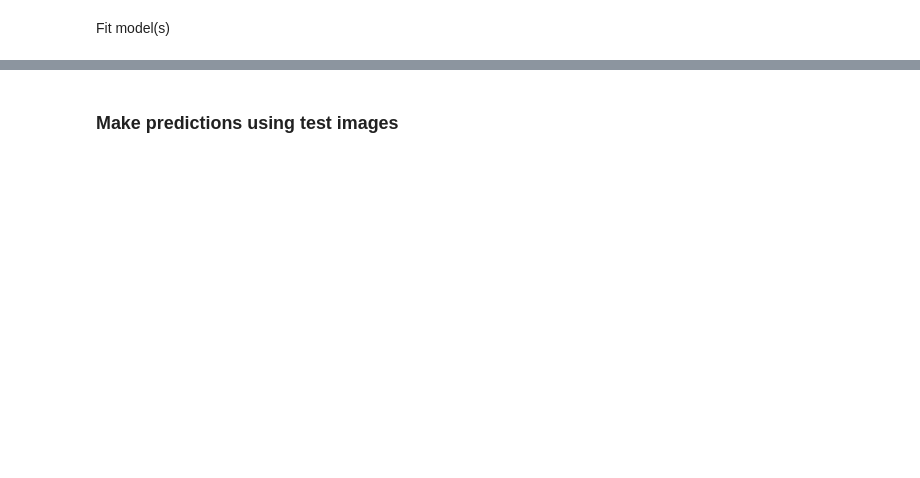
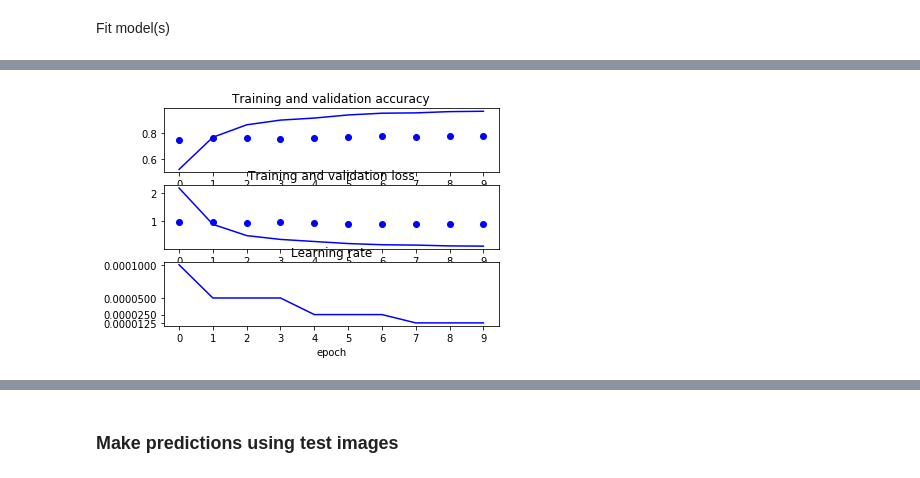
Before and after one commit to meccaLeccaHi/kaggle, a Jupyter notebook: kaggle-dogbreed.ipynb, the cells around one changed output, grey strips where cells are left out. Cells and saved outputs as stored; diff of their text form; code cells hidden in the pictures; blank space fills up the shorter version.

```diff
--- a/kaggle-dogbreed.ipynb
+++ b/kaggle-dogbreed.ipynb
@@ -442,14 +515,13 @@ Fit model(s)
 # Create callbacks
 loss_history = LossHistory()
 lrate = LearningRateScheduler(step_decay) # exp_decay
-callbacks_list = [loss_history, lrate] #
 
 xcept_mod_hist = xcept_mod.fit_generator(
     train_generator,
     steps_per_epoch=train_generator.n/batch_size, # Number of unique samples of your dataset over batch size
     epochs=epoch_count,
     validation_data=valid_generator,
-    validation_steps=valid_steps, callbacks=callbacks_list
+    validation_steps=valid_steps, callbacks=[loss_history, lrate]
                    )
 
 # Save model weights
@@ -489 +562,2 @@ Epoch 10/10
+[figure, added]
 # %%
```
Also changed, not shown: parts of 22 cells of this notebook.
